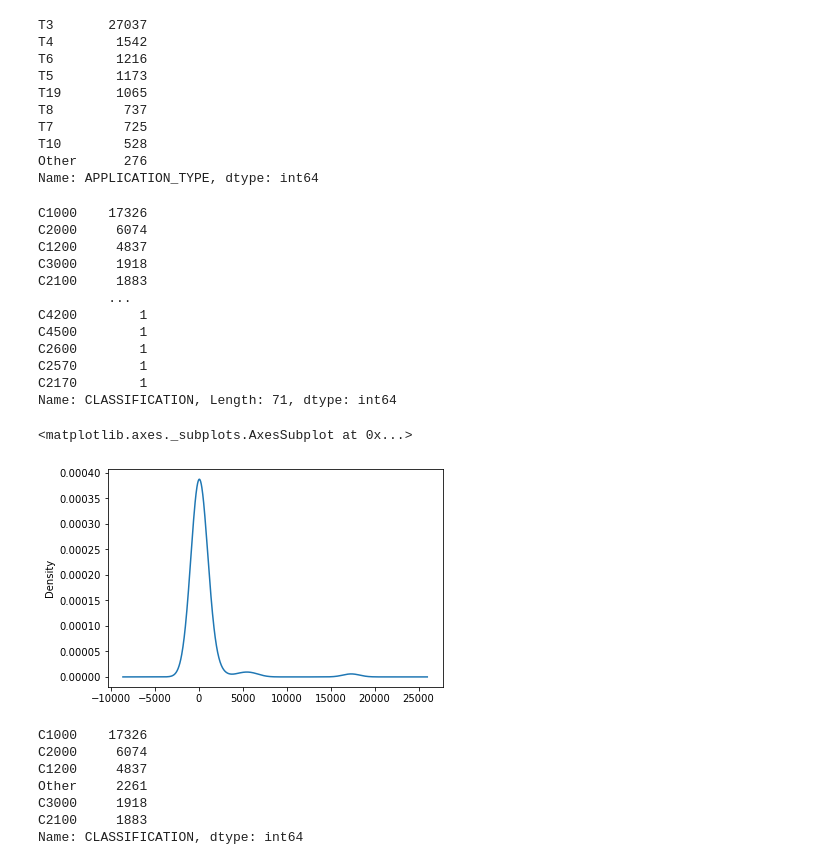
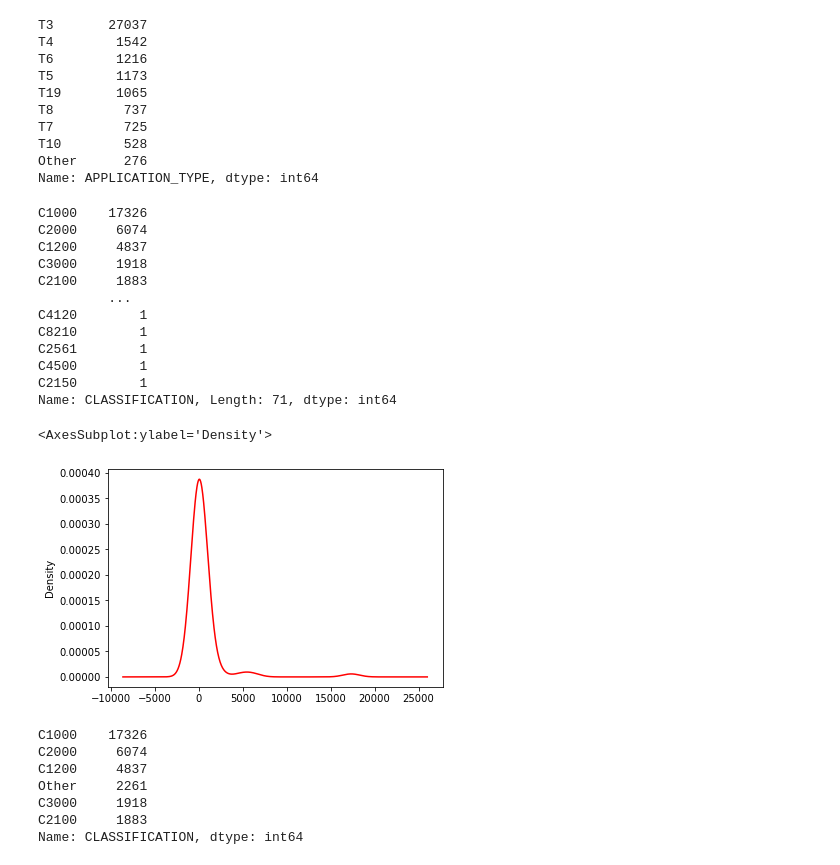
Before and after one commit to teksingozde/Neural_Network_Charity_Analysis, a Jupyter notebook: AlphabetSoupCharity.ipynb, the cells around one changed output. Drawn from its saved outputs; the diff is of its cells as text; code cells hidden in the pictures.

Commit message:
Updated Alphabet Soup Charity
Added Deliverable 2 and Completed Alphabet Soup Charity Project.

```diff
--- a/AlphabetSoupCharity.ipynb
+++ b/AlphabetSoupCharity.ipynb
@@ -9,6 +9,6 @@ import tensorflow as tf
 
 #  Import and read the charity_data.csv.
 import pandas as pd
-application_df = pd.read_csv("../Resources/charity_data.csv")
+application_df = pd.read_csv("charity_data.csv")
 application_df.head()
 # %% [output]
@@ -97,17 +99,17 @@ C1200     4837
 C3000     1918
 C2100     1883
          ...
-C4200        1
+C4120        1
+C8210        1
+C2561        1
 C4500        1
-C2600        1
-C2570        1
-C2170        1
+C2150        1
 Name: CLASSIFICATION, Length: 71, dtype: int64
 # %%
 # Visualize the value counts of CLASSIFICATION
-classification_counts.plot.density()
+classification_counts.plot.density(color = 'red')
 # %% [output]
-<matplotlib.axes._subplots.AxesSubplot at 0x...>
+<AxesSubplot:ylabel='Density'>
-[figure, old version]
+[figure, new version]
 # %%
 # Determine which values to replace if counts are less than ..?
```
Also changed, not shown: parts of 10 cells of this notebook.
